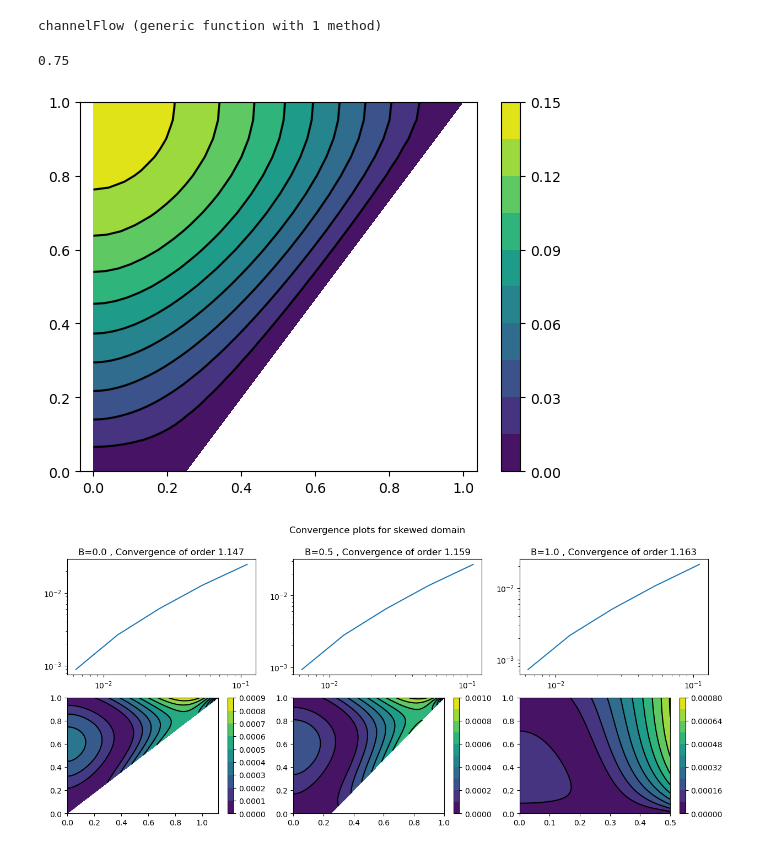
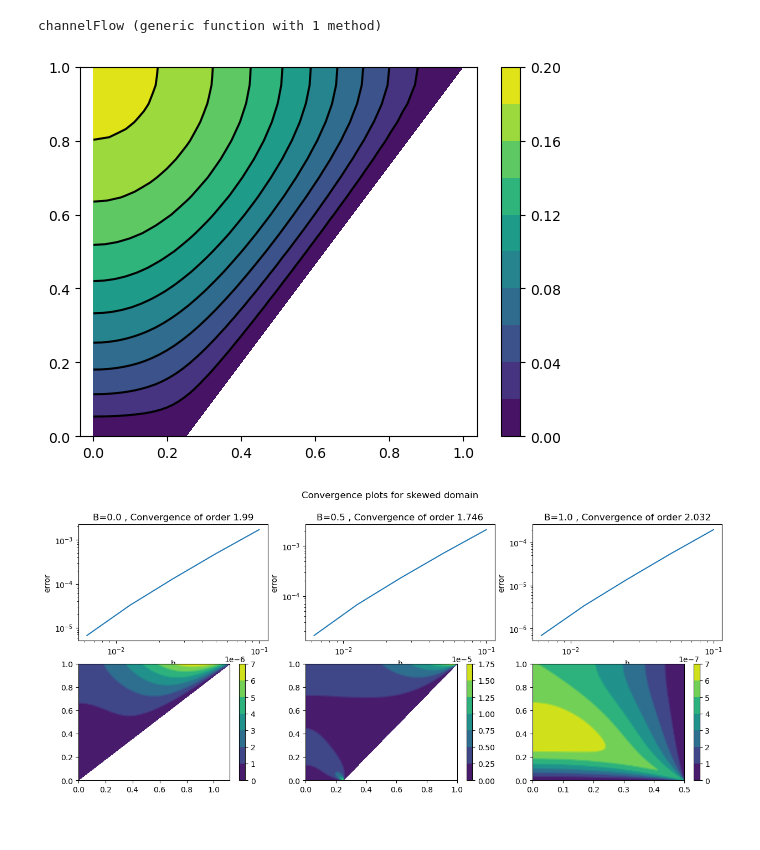
Before and after one commit to aledha/math228b, a Jupyter notebook: Problem sets/PS1/ps1prob2.ipynb, the cells around one changed output. Cells and saved outputs as stored; diff of their text form; code cells hidden in the pictures.

```diff
--- a/Problem sets/PS1/ps1prob2.ipynb
+++ b/Problem sets/PS1/ps1prob2.ipynb
@@ -2,7 +2,7 @@
 using SparseArrays, PyPlot, Polynomials
 # %%
 function channelFlow(L, B, H, n)
-    A = sqrt(1/4 * (L-B)^2 - H^2)
+    A = (1/4 * (L-B)^2 - H^2)^(1/2)
     h = 1.0 / n
     N = (n+1)^2
     xi = h * (0:n)
@@ -12,7 +12,7 @@ function channelFlow(L, B, H, n)
     a(i, j) = (A*xi[i])^2 + H^2
     b(i, j) = (B/2 + A*eta[j]) * A*xi[i]
     c(i, j) = (B/2 + A*eta[j])^2
-    e(i, j) = 2*A*H / J(i, j)
+    e(i, j) = 2*A*H*b(i,j) / J(i, j)
 
     umap = reshape(1:N, n+1, n+1)     # Index mapping from 2D grid to vector
     Q = Tuple{Int64,Int64,Float64}[]  # Array of matrix elements (row,col,value)
@@ -23,15 +23,15 @@ function channelFlow(L, B, H, n)
         for i = 1:n+1
             row = umap[i,j]
             if i == n+1 || j == 1
-                # Dirichlet boundary condition, u = g
+                # Dirichlet boundary condition, u = 0
                 push!(Q, (row, row, 1.0))
-                rhs[row] = 0
+                rhs[row] = 0.0
             elseif i == 1
                 # Neumann, left boundary
                 push!(Q, (row, row, -1.5))
                 push!(Q, (row, umap[2, j], 2.0))
                 push!(Q, (row, umap[3, j], -0.5))
-                rhs[row] = 0
+                rhs[row] = 0.0
             elseif j == n+1
                 # Neumann, top boundary
                 push!(Q, (row, row, 1.5 * (B/2 + A)))
@@ -39,10 +39,10 @@ function channelFlow(L, B, H, n)
                 push!(Q, (row, umap[i, n-1], 0.5 * (B/2 + A)))
                 push!(Q, (row, umap[i+1, n+1], -A*xi[i]/2))
                 push!(Q, (row, umap[i-1, n+1], A*xi[i]/2))
-                rhs[row] = 0
+                rhs[row] = 0.0
             else
                 # Interior nodes, 9-point stencil
-                push!(Q, (row, row, -2 * a(i, j) - 2 * c(i,j)))
+                push!(Q, (row, row, -2.0 * a(i, j) - 2.0 * c(i,j)))
                 push!(Q, (row, umap[i-1,j], a(i,j) - h*e(i,j)/2))
                 push!(Q, (row, umap[i+1,j], a(i,j) + h*e(i,j)/2))
                 push!(Q, (row, umap[i,j+1], c(i,j)))
@@ -85,13 +85,13 @@ function plotFlow(L, B, H, n)
     h = 1/n
     N = (n+1)^2
     A = sqrt(1/4 * (L-B)^2 - H^2)
-    println(A)
 
     Q, x, y, u = channelFlow(L, B, H, n)
+    #Base.print_matrix(stdout, Q)
 
 
     fig, ax = subplots()
-    ax.tricontour(x, y, u, levels = 10, colors ="k")
+    ax.tricontour(x, y, u, levels=10, colors="k")
     pcm = ax.tricontourf(x, y, u, levels=10)
     axis("equal")
     fig.colorbar(pcm, ax=ax)
@@ -101,52 +101,63 @@ end
 
 clf()
 n=20
-fig, ax, u = plotFlow(L, B, H, n)
+fig, ax = plotFlow(L, B, H, n)
 gcf()
 # %% [output]
-0.75
-[figure, old version]
+[figure, new version]
 # %%
 L = 3.0
 H = 1.0
-ns = [9, 19, 39, 79, 159]
+ns = [10, 20, 40, 80, 160]
+bign = 320
 Bs = [0.0, 0.5, 1.0]
 
 clf()
 fig, axs = subplots(2,3, figsize=(15,6))
 fig.suptitle("Convergence plots for skewed domain")
 
+function findIndices(i, j, smalln, bign)
+    return trunc(Int64,bign*(i-1)/smalln)+1, trunc(Int64,bign*(j-1)/smalln)+1
+end
 
 for j = (1:3)
-    Q, x, y, uexact = channelFlow(L, Bs[j], H, 319)
-    uexact = reshape(uexact, 320, 320)
-
+    Q, bigx, bigy, uexact = channelFlow(L, Bs[j], H, bign)
+    uexact = reshape(uexact, bign+1, bign+1)
     errors = zeros(length(ns))
     hs = 1 ./ ns
-    for i in (1:length(ns))
+
+    for i = (1:length(ns))
         n = ns[i]
         Q, x, y, u = channelFlow(L, Bs[j], H, n)
         u = reshape(u, n+1, n+1)
-        step = trunc(Int64,(320/(n+1)))
-        difference = abs.(u - uexact[begin:step:end, begin:step:end])
+        step = trunc(Int64,((bign+1)/(n+1)))
 
-        errors[i] = maximum([maximum(difference), errors[i]])
+        difference = zeros(n+1,n+1)
+        for row = (1:n+1)
+            for col = (1:n+1)
+                bigi, bigj = findIndices(row, col, n, bign)
+                difference[row, col] = abs(u[row, col] - uexact[bigi, bigj])
+            end
+        end
+        errors[i] = maximum(difference)
 
         # Plot difference for n = 159
         if i == length(ns)
             difference = reshape(difference, (n+1)^2)
-            axs[2,j].tricontour(x, y, difference, levels=10, colors ="k")
-            pcm = axs[2,j].tricontourf(x, y, difference, levels=10)
+            axs[2,j].tricontour(x, y, difference)
+            pcm = axs[2,j].tricontourf(x, y, difference)
             fig.colorbar(pcm, ax=axs[2,j])
         end
     end
     fit = Polynomials.fit(log.(hs), log.(errors), 1)
     order = coeffs(fit)[2]
 
     axs[1,j].set_title("B=$(Bs[j]) , Convergence of order $(round(order,digits=3))")
     axs[1,j].loglog(hs, errors)
+    axs[1,j].set_xlabel("h")
+    axs[1,j].set_ylabel("error")
 end
 
 gcf()
 # %% [output]
-[figure, old version]
+[figure, new version]
```
Also changed, not shown: 2 other files.
